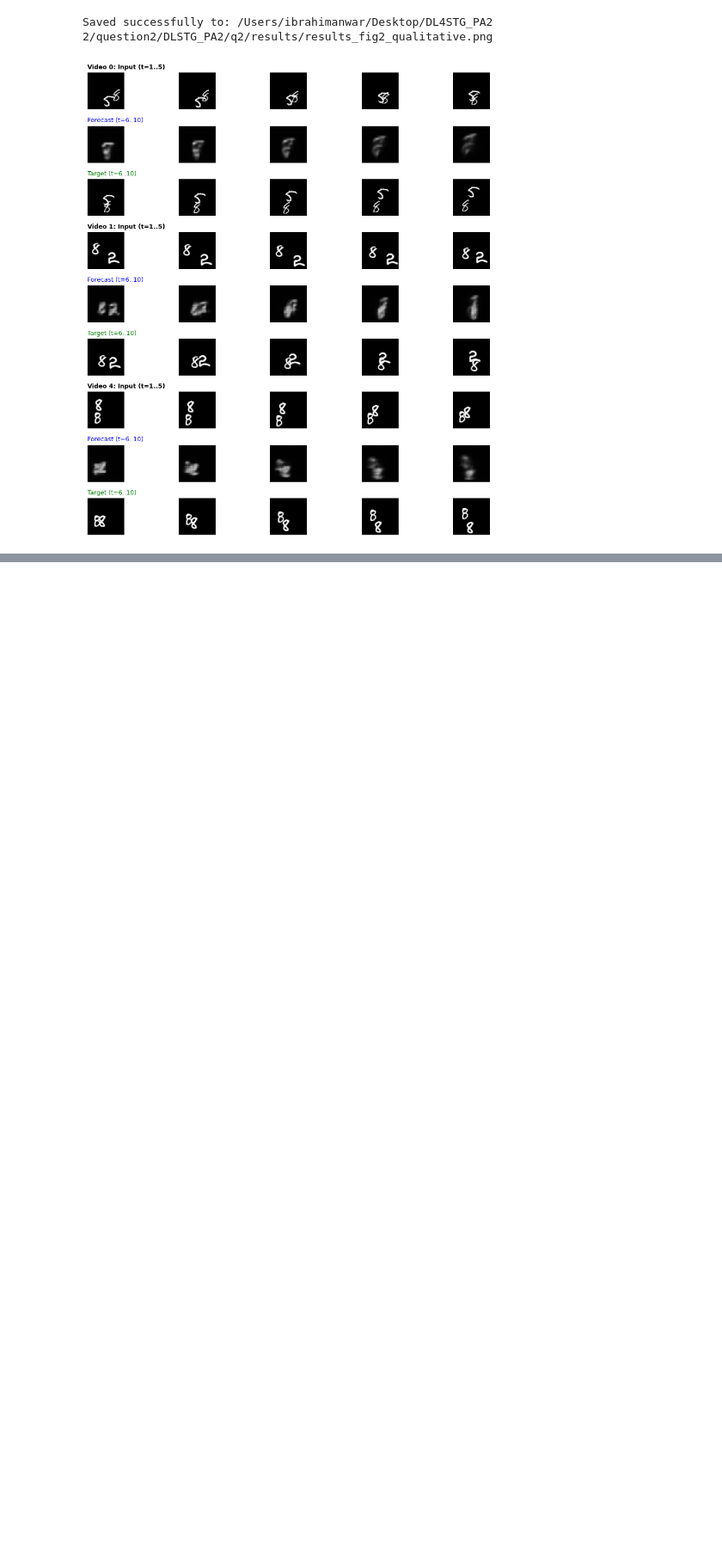
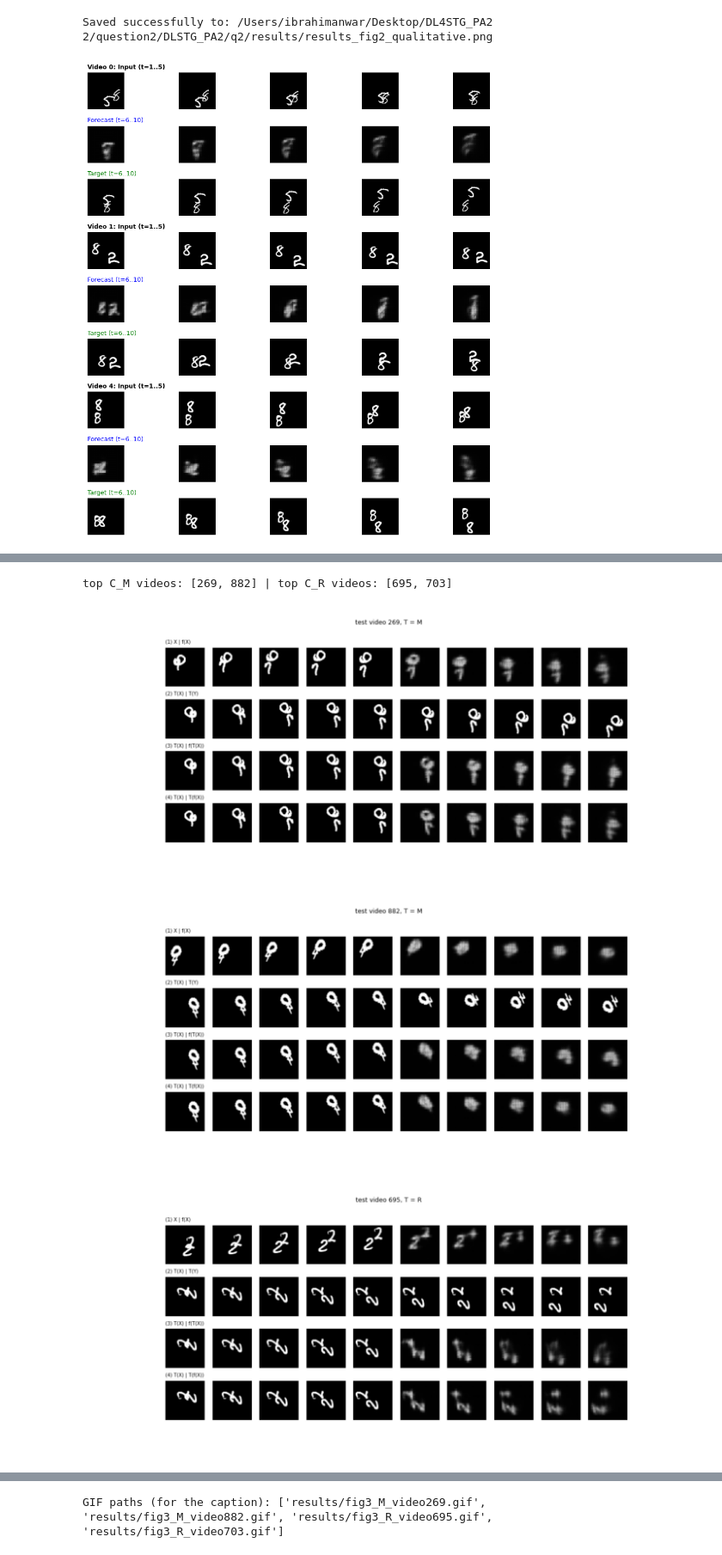
Before and after one commit to ibrahim234523/DLSTG_PA2, a Jupyter notebook: q2/q2_experiments.ipynb, the cells around one changed output, grey strips where cells are left out. Shown at 86% size. Drawn from its saved outputs; the diff is of its cells as text; code cells hidden in the pictures; blank space fills up the shorter version.

Commit message:
baseline tests: Tables 3-4, Figures 3-5

```diff
--- a/q2/q2_experiments.ipynb
+++ b/q2/q2_experiments.ipynb
@@ -468,3 +461,22 @@ plt.show()
 # %% [output]
 Saved successfully to: /Users/ibrahimanwar/Desktop/DL4STG_PA2 2/question2/DLSTG_PA2/q2/results/results_fig2_qualitative.png
 [figure]
+# %%
+RES = "results"; os.makedirs(RES, exist_ok=True)
+
+def transform_table(f_by_seed, X, Y):
+    res = {s: {} for s in f_by_seed}
+    for s, f in f_by_seed.items():
+        res[s]["E5"] = evaluate(f, X, Y)["E5"]
+        for nm, T in (("M", M), ("R", R)):
+            C, Et = consistency(f, X, Y, T)
+            res[s]["C" + nm], res[s]["E" + nm] = C.mean().item(), Et.mean().item()
+    return res
+
+resA = transform_table({s: store[("A", s)][0] for s in (0, 1)}, Xte, Yte)
+print("Model A (mean (seed0, seed1)):")
+for key in ("E5", "CM", "EM", "CR", "ER"):
+    print(f"  {key}:", fmt_seeds(resA[0][key], resA[1][key]))
+for name, f in [("Blank", Blank()), ("Copy-last", CopyLast())]:
+    r = transform_table({0: f}, Xte, Yte)[0]
+    print(name, {k: fmt(v) for k, v in r.items()})
@@ -470,0 +492,54 @@ Saved successfully to: /Users/ibrahimanwar/Desktop/DL4STG_PA2 2/question2/DLSTG_
+# %%
+from PIL import Image
+from matplotlib.figure import Figure
+from matplotlib.backends.backend_agg import FigureCanvasAgg
+
+def render_rows(rows, labels, cols, title=None):
+    """rows: list of (T,1,64,64) tensors; cols: which frame indices to draw. Returns an RGB array."""
+    fig = Figure(figsize=(1.2 * len(cols), 1.2 * len(rows) + 0.4)); canvas = FigureCanvasAgg(fig)
+    axs = fig.subplots(len(rows), len(cols), squeeze=False)
+    for r, (row, lab) in enumerate(zip(rows, labels)):
+        for c, j in enumerate(cols):
+            axs[r][c].imshow(row[j, 0].cpu(), cmap="gray", vmin=0, vmax=1); axs[r][c].axis("off")
+        axs[r][0].set_title(lab, fontsize=7, loc="left")
+    if title: fig.suptitle(title, fontsize=9)
+    canvas.draw()
+    return np.asarray(canvas.buffer_rgba())[..., :3].copy()
+
+def fig3_rows(f, i, T):
+    X, Y = Xte[i:i + 1], Yte[i:i + 1]
+    fX, fTX = forecast(f, X), forecast(f, T(X))
+    return [torch.cat([X[0], fX[0]]),                      # (1) X       | f(X)
+            torch.cat([T(X)[0], T(Y)[0]]),                 # (2) T(X)    | T(Y)
+            torch.cat([T(X)[0], fTX[0]]),                  # (3) T(X)    | f(T(X))
+            torch.cat([T(X)[0], T(fX)[0]])]                # (4) T(X)    | T(f(X))
+
+LABELS3 = ["(1) X | f(X)", "(2) T(X) | T(Y)", "(3) T(X) | f(T(X))", "(4) T(X) | T(f(X))"]
+
+def save_fig3_panel(f, i, T, tname):
+    rows = fig3_rows(f, i, T)
+    img = render_rows(rows, LABELS3, list(range(10)), title=f"test video {i}, T = {tname}")
+    Image.fromarray(img).save(f"{RES}/fig3_{tname}_video{i}.png")
+    # GIF: same four rows; frame h shows the 5 inputs plus forecast horizon h
+    frames = [Image.fromarray(render_rows(rows, LABELS3, list(range(5)) + [5 + h],
+                                          title=f"video {i}, T = {tname}, horizon {h+1}")) for h in range(5)]
+    gif = f"{RES}/fig3_{tname}_video{i}.gif"
+    frames[0].save(gif, save_all=True, append_images=frames[1:], duration=700, loop=0)
+    plt.figure(figsize=(10, 4)); plt.imshow(img); plt.axis("off"); plt.show()
+    return gif
+
+mA0 = store[("A", 0)][0]
+CM_v, _ = consistency(mA0, Xte, Yte, M)          # per-video C_M, seed-0 model A
+CR_v, _ = consistency(mA0, Xte, Yte, R)
+topM, topR = CM_v.topk(2).indices.tolist(), CR_v.topk(2).indices.tolist()
+print("top C_M videos:", topM, "| top C_R videos:", topR)
+
+gifs = []
+for i in topM: gifs.append(save_fig3_panel(mA0, i, M, "M"))
+for i in topR: gifs.append(save_fig3_panel(mA0, i, R, "R"))
+print("GIF paths (for the caption):", gifs)
+# %% [output]
+top C_M videos: [269, 882] | top C_R videos: [695, 703]
+[figure, added]
+[figure, added]
+[figure, added]
@@ -470,0 +547 @@ Saved successfully to: /Users/ibrahimanwar/Desktop/DL4STG_PA2 2/question2/DLSTG_
+GIF paths (for the caption): ['results/fig3_M_video269.gif', 'results/fig3_M_video882.gif', 'results/fig3_R_video695.gif', 'results/fig3_R_video703.gif']
```
Also changed, not shown: parts of 9 cells of this notebook, 10 other files.
